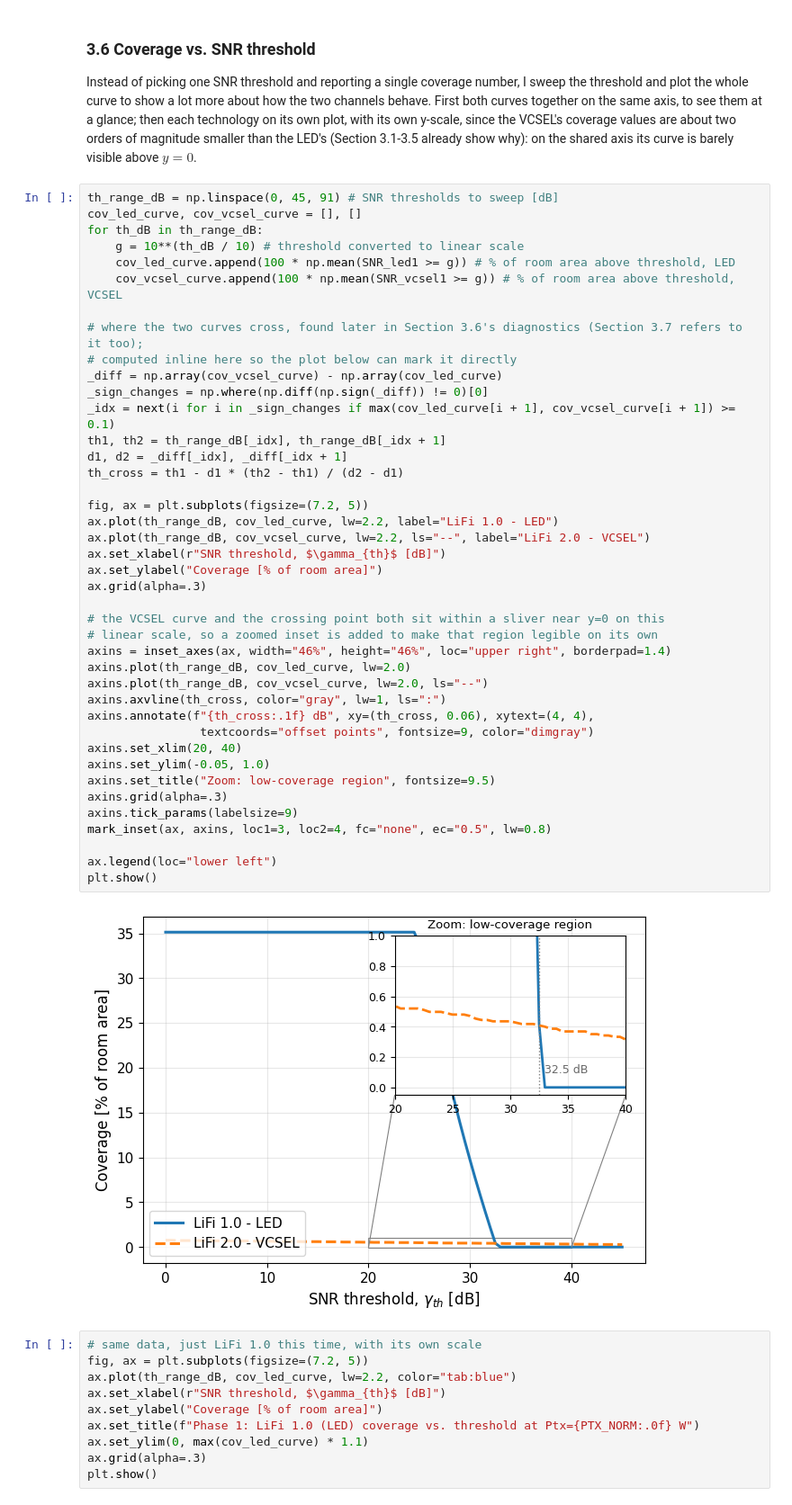
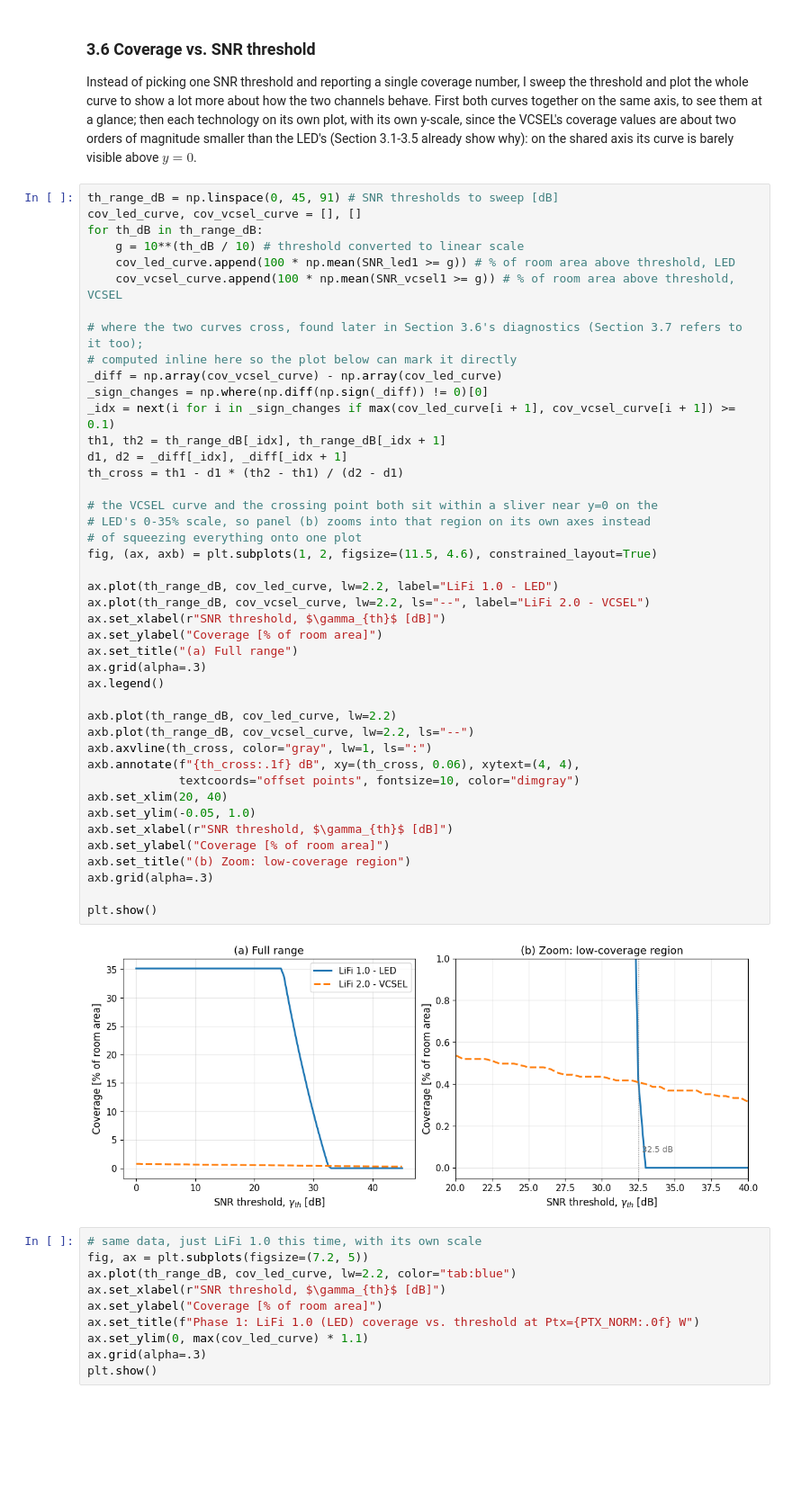
Before and after one commit to carolinalopezdelamadriz/lifi-comparative-analysis, a Jupyter notebook: single_cell_analysis.ipynb, the cells around one changed output. Shown at 90% size. Cells and saved outputs as stored; diff of their text form; blank space fills up the shorter version.

```diff
--- a/single_cell_analysis.ipynb
+++ b/single_cell_analysis.ipynb
@@ -476,46 +475,48 @@ Instead of picking one SNR threshold and reporting a single coverage number, I s
 # %%
 th_range_dB = np.linspace(0, 45, 91) # SNR thresholds to sweep [dB]
 cov_led_curve, cov_vcsel_curve = [], []
 for th_dB in th_range_dB:
     g = 10**(th_dB / 10) # threshold converted to linear scale
     cov_led_curve.append(100 * np.mean(SNR_led1 >= g)) # % of room area above threshold, LED
     cov_vcsel_curve.append(100 * np.mean(SNR_vcsel1 >= g)) # % of room area above threshold, VCSEL
 
 # where the two curves cross, found later in Section 3.6's diagnostics (Section 3.7 refers to it too);
 # computed inline here so the plot below can mark it directly
 _diff = np.array(cov_vcsel_curve) - np.array(cov_led_curve)
 _sign_changes = np.where(np.diff(np.sign(_diff)) != 0)[0]
 _idx = next(i for i in _sign_changes if max(cov_led_curve[i + 1], cov_vcsel_curve[i + 1]) >= 0.1)
 th1, th2 = th_range_dB[_idx], th_range_dB[_idx + 1]
 d1, d2 = _diff[_idx], _diff[_idx + 1]
 th_cross = th1 - d1 * (th2 - th1) / (d2 - d1)
 
-fig, ax = plt.subplots(figsize=(7.2, 5))
+# the VCSEL curve and the crossing point both sit within a sliver near y=0 on the
+# LED's 0-35% scale, so panel (b) zooms into that region on its own axes instead
+# of squeezing everything onto one plot
+fig, (ax, axb) = plt.subplots(1, 2, figsize=(11.5, 4.6), constrained_layout=True)
+
 ax.plot(th_range_dB, cov_led_curve, lw=2.2, label="LiFi 1.0 - LED")
 ax.plot(th_range_dB, cov_vcsel_curve, lw=2.2, ls="--", label="LiFi 2.0 - VCSEL")
 ax.set_xlabel(r"SNR threshold, $\gamma_{th}$ [dB]")
 ax.set_ylabel("Coverage [% of room area]")
+ax.set_title("(a) Full range")
 ax.grid(alpha=.3)
+ax.legend()
 
-# the VCSEL curve and the crossing point both sit within a sliver near y=0 on this
-# linear scale, so a zoomed inset is added to make that region legible on its own
-axins = inset_axes(ax, width="46%", height="46%", loc="upper right", borderpad=1.4)
-axins.plot(th_range_dB, cov_led_curve, lw=2.0)
-axins.plot(th_range_dB, cov_vcsel_curve, lw=2.0, ls="--")
-axins.axvline(th_cross, color="gray", lw=1, ls=":")
-axins.annotate(f"{th_cross:.1f} dB", xy=(th_cross, 0.06), xytext=(4, 4),
-                textcoords="offset points", fontsize=9, color="dimgray")
-axins.set_xlim(20, 40)
-axins.set_ylim(-0.05, 1.0)
-axins.set_title("Zoom: low-coverage region", fontsize=9.5)
-axins.grid(alpha=.3)
-axins.tick_params(labelsize=9)
-mark_inset(ax, axins, loc1=3, loc2=4, fc="none", ec="0.5", lw=0.8)
+axb.plot(th_range_dB, cov_led_curve, lw=2.2)
+axb.plot(th_range_dB, cov_vcsel_curve, lw=2.2, ls="--")
+axb.axvline(th_cross, color="gray", lw=1, ls=":")
+axb.annotate(f"{th_cross:.1f} dB", xy=(th_cross, 0.06), xytext=(4, 4),
+             textcoords="offset points", fontsize=10, color="dimgray")
+axb.set_xlim(20, 40)
+axb.set_ylim(-0.05, 1.0)
+axb.set_xlabel(r"SNR threshold, $\gamma_{th}$ [dB]")
+axb.set_ylabel("Coverage [% of room area]")
+axb.set_title("(b) Zoom: low-coverage region")
+axb.grid(alpha=.3)
 
-ax.legend(loc="lower left")
 plt.show()
 # %% [output]
-[figure, old version]
+[figure, new version]
 # %%
 # same data, just LiFi 1.0 this time, with its own scale
 fig, ax = plt.subplots(figsize=(7.2, 5))
```
Also changed, not shown: parts of 1 cell of this notebook.
